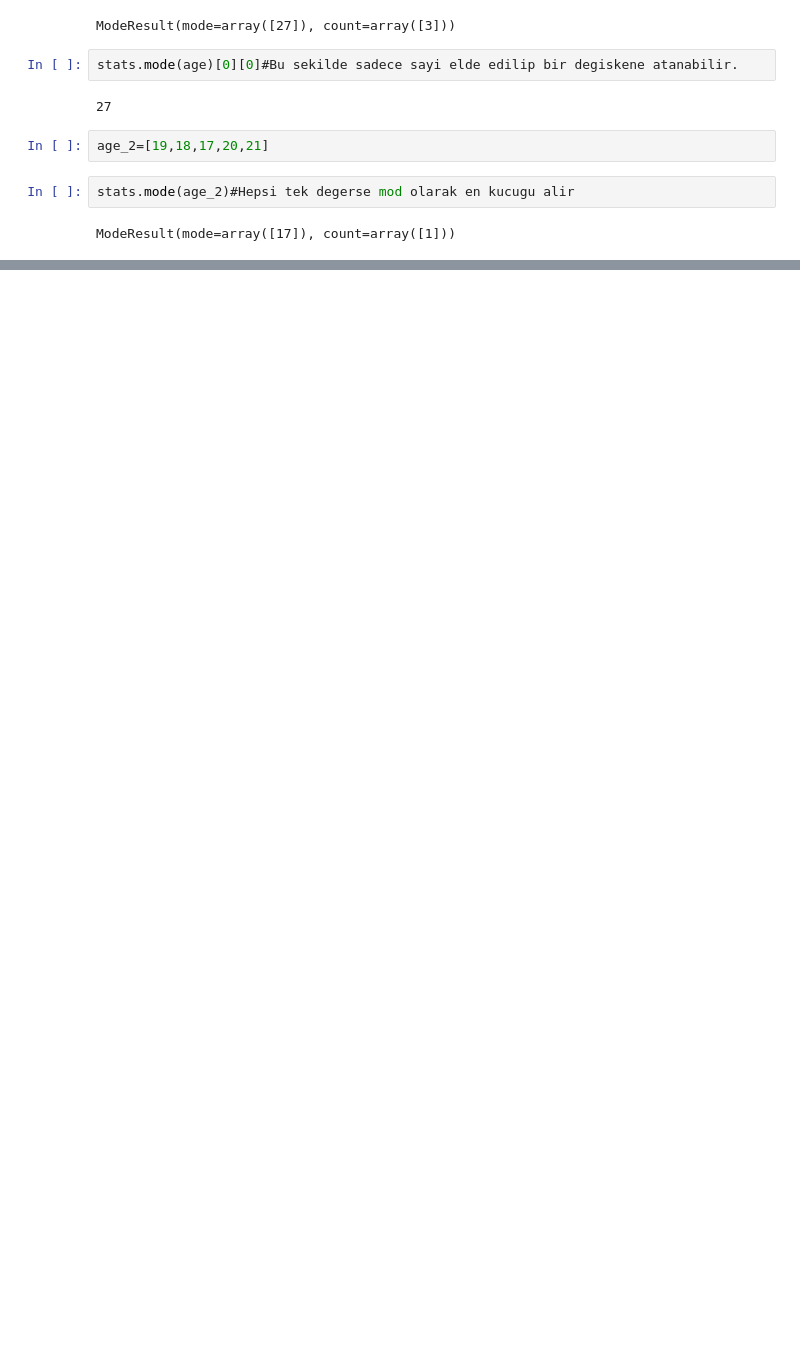
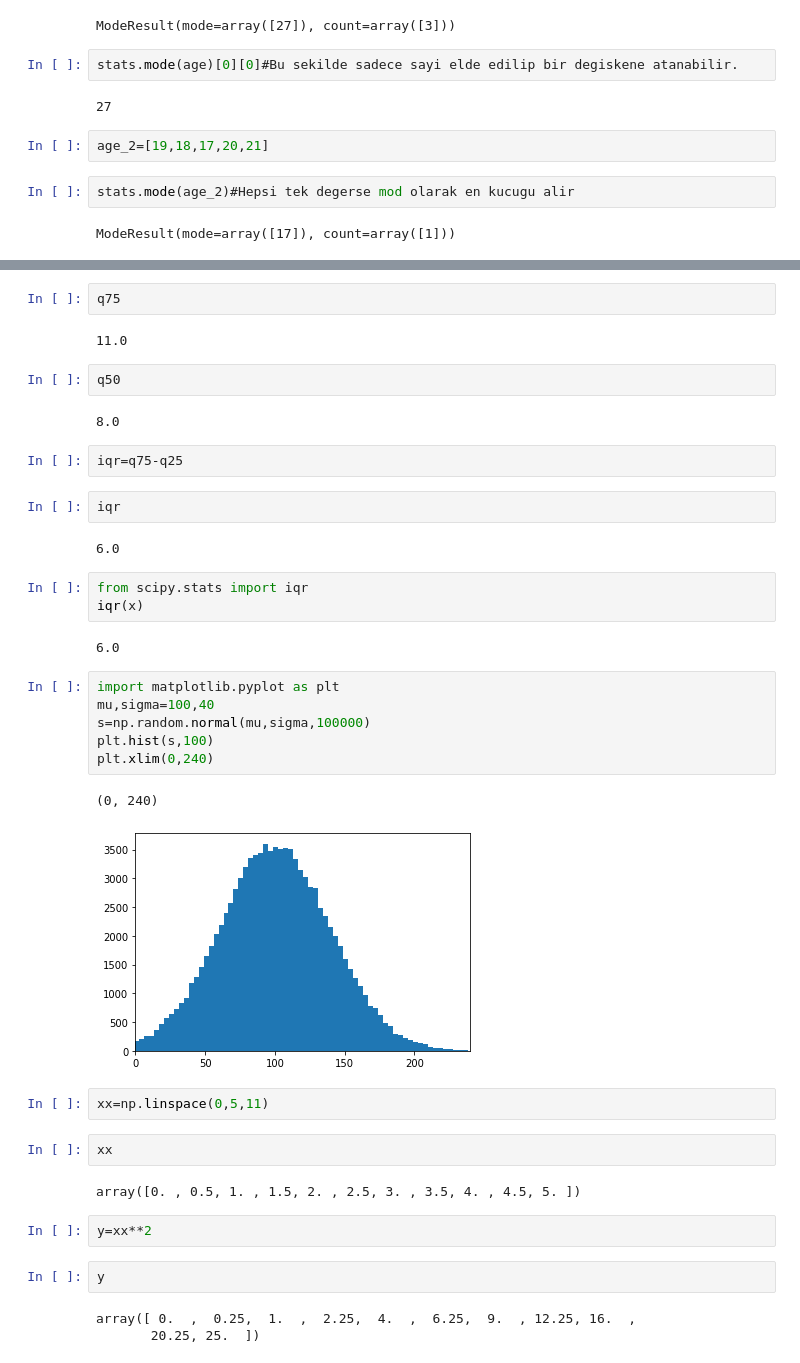
Before and after one commit to EnginKosure/Jupyter_nb, a Jupyter notebook: statistics2.ipynb, the cells around one changed output, grey strips where cells are left out. Saved outputs shown, nothing was run; the diff lists cells and outputs as text; blank space fills up the shorter version.

```diff
--- a/statistics2.ipynb
+++ b/statistics2.ipynb
@@ -26,0 +31,41 @@ ModeResult(mode=array([17]), count=array([1]))
+# %%
+q75
+# %% [output]
+11.0
+# %%
+q50
+# %% [output]
+8.0
+# %%
+iqr=q75-q25
+# %%
+iqr
+# %% [output]
+6.0
+# %%
+from scipy.stats import iqr
+iqr(x)
+# %% [output]
+6.0
+# %%
+import matplotlib.pyplot as plt
+mu,sigma=100,40
+s=np.random.normal(mu,sigma,100000)
+plt.hist(s,100)
+plt.xlim(0,240)
+# %% [output]
+(0, 240)
+[figure, added]
+# %%
+xx=np.linspace(0,5,11)
+# %%
+xx
+# %% [output]
+array([0. , 0.5, 1. , 1.5, 2. , 2.5, 3. , 3.5, 4. , 4.5, 5. ])
+# %%
+y=xx**2
+# %%
+y
+# %% [output]
+array([ 0.  ,  0.25,  1.  ,  2.25,  4.  ,  6.25,  9.  , 12.25, 16.  ,
+       20.25, 25.  ])
```
Also changed, not shown: parts of 9 cells of this notebook.
